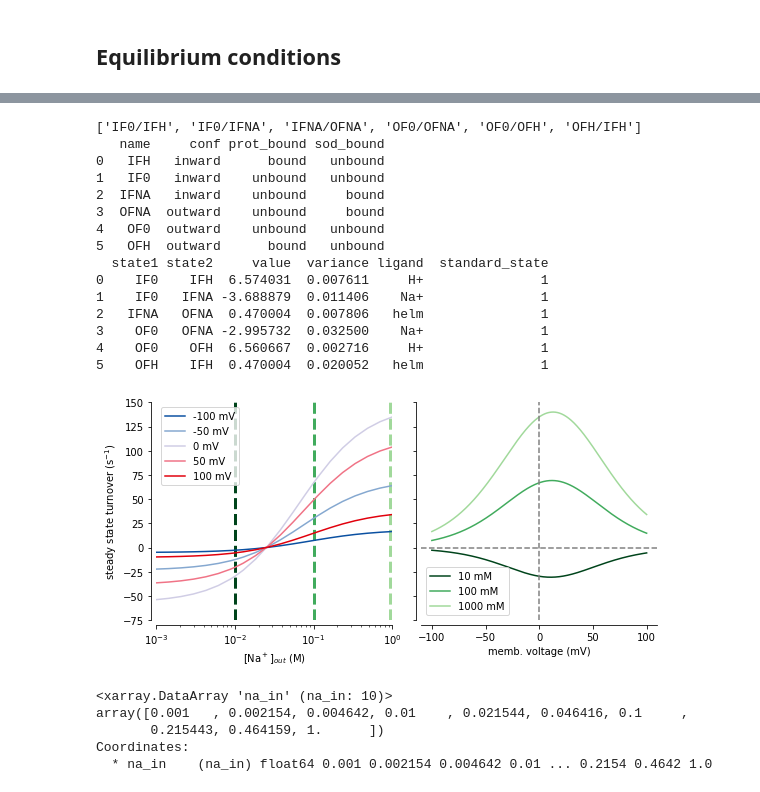
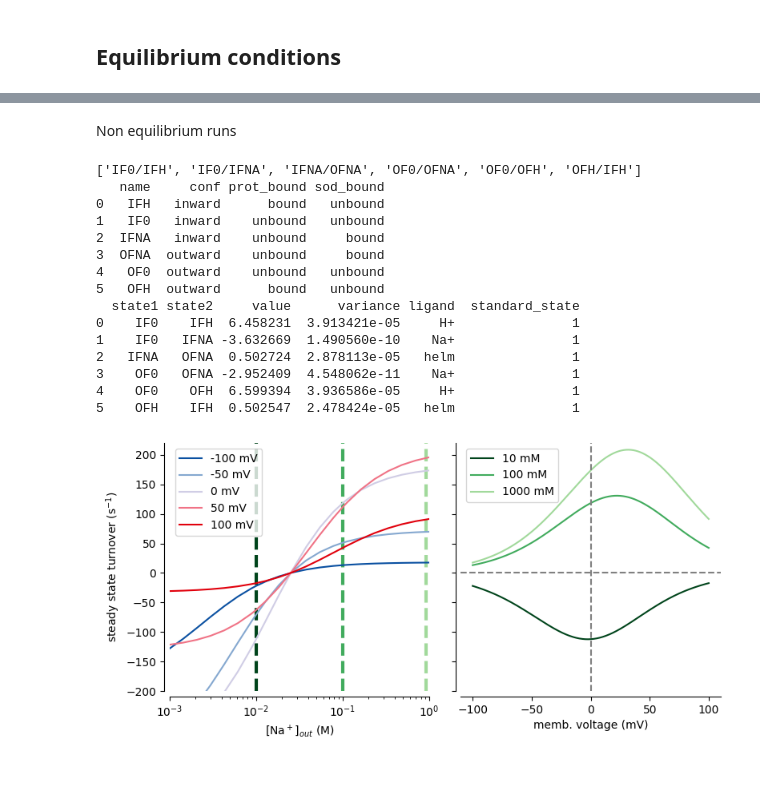
Before and after one commit to Becksteinlab/multibind-publication-code, a Jupyter notebook: full_antiporter_example/antiporter_model.ipynb, the cells around one changed output, grey strips where cells are left out. Saved outputs shown, nothing was run; the diff lists cells and outputs as text; code cells hidden in the pictures.

```diff
--- a/full_antiporter_example/antiporter_model.ipynb
+++ b/full_antiporter_example/antiporter_model.ipynb
@@ -11,5 +27,8 @@ import seaborn as sns
 # %%
-def dG2pKa(dG, pH):
+def dG2pKa(dG : float, pH : float = 0.0) -> float:
+    '''Calculate the pKa from the free energy difference.
+    Defaults to standard state (pH = 0).
+    '''
     return pH - dG / np.log(10)
 # %% [markdown]
 ## Equilibrium conditions
@@ -17,7 +38,7 @@ def dG2pKa(dG, pH):
 pH = 8
 Na = 0.1 # 100 mM
 
-input_rates = 'inputs/rates.csv'
+input_rates = rate_files[base]
 
 c, k, std = rate_matrix(input_rates)
 
@@ -49,5 +70,5 @@ for index, data in new_graph.iterrows():
         new_graph.at[index, 'ligand'] = "Na+"
         new_graph.at[index, 'value'] = new_graph.value[index] + np.log(Na)
 
-new_graph
+print(new_graph)
 # %% [output]
@@ -136,22 +159,23 @@ from transport import transport
+# %% [markdown]
+Non equilibrium runs
 # %%
-display_voltages = np.array([-0.1, -0.05, 0, 0.05, 0.1])
-voltages = np.concatenate([np.linspace(-0.1, 0.1, 1001)[1:-1], display_voltages])
-voltages.sort()
+display_voltages = np.array([-0.1, -0.05, 0, 0.05, 0.1]) # membrane voltage range
+voltages = np.concatenate([np.linspace(-0.1, 0.1, 1001)[1:-1], display_voltages]) # make a continuum with desired values
+voltages.sort() # put them in order
 
-fixed = np.array([0.001, 0.01, 0.1, 1])
-na_out = np.concatenate([np.logspace(-3, 0, 20)[1:-1], fixed])
-na_out.sort()
+fixed = np.array([0.001, 0.01, 0.1, 1]) # fixed sodium concentration range
+na_out = np.concatenate([np.logspace(-3, 0, 20)[1:-1], fixed]) # make continuum
+na_out.sort() # put in order
 
-data = np.zeros((voltages.shape[0], na_out.shape[0]))
+data = np.zeros((voltages.shape[0], na_out.shape[0])) # empty memory for results
 
-G = None
-
+# calculate all flux/drives for a specific point in concentration space
 for i, v in enumerate(voltages):
     for j, na in enumerate(na_out):
+        # rates are taken from the equilibrium case, as they must follow the same closure conditions
+        # counter is used if the rates were defined at a particular concentration
         flux, drive, connection_labels, pops, Gp = transport(c_equil, k, 10**-pH, Na, **{'c_na_out': na, 'voltage': v})
         data[i, j] = flux
-        if i == 30:
-            G = Gp
 
 fig, (ax_na, ax_v) = plt.subplots(nrows=1, ncols=2, sharey=True, figsize=(8, 4))
 
@@ -185,40 +209,40 @@ ax_v.plot(voltages*1e3, data[:, na_idx1], color='#a1d99b', label=f'1000 mM')
 ax_v.axvline(0, color='gray', linestyle='dashed')
 ax_v.axhline(0, color='gray', linestyle='dashed')
 
 ax_v.set_xlabel("memb. voltage (mV)")
 
 sns.despine(ax=ax_v, offset=5)
 sns.despine(ax=ax_na, offset=5)
 
 ax_na.set_xlim([0.001, 1])
-ax_na.set_ylim([-75, 150])
+ax_na.set_ylim(transport_magnitudes)
 
 ax_na.legend(loc='best')
 ax_v.legend(loc='best')
 
-outimgdir = Path("img/noneq/")
+outimgdir = outdir / "img" / "noneq/"
 outimgdir.mkdir(exist_ok=True, parents=True)
 
 plt.tight_layout()
 plt.savefig(outimgdir / "transport.pdf")
 
 print(connection_labels)
 print(c_equil.states)
 print(c_equil.graph)
 # %% [output]
 ['IF0/IFH', 'IF0/IFNA', 'IFNA/OFNA', 'OF0/OFNA', 'OF0/OFH', 'OFH/IFH']
    name     conf prot_bound sod_bound
 0   IFH   inward      bound   unbound
 1   IF0   inward    unbound   unbound
 2  IFNA   inward    unbound     bound
 3  OFNA  outward    unbound     bound
 4   OF0  outward    unbound   unbound
 5   OFH  outward      bound   unbound
-  state1 state2     value  variance ligand  standard_state
-0    IF0    IFH  6.574031  0.007611     H+               1
-1    IF0   IFNA -3.688879  0.011406    Na+               1
-2   IFNA   OFNA  0.470004  0.007806   helm               1
-3    OF0   OFNA -2.995732  0.032500    Na+               1
-4    OF0    OFH  6.560667  0.002716     H+               1
-5    OFH    IFH  0.470004  0.020052   helm               1
+  state1 state2     value      variance ligand  standard_state
+0    IF0    IFH  6.458231  3.913421e-05     H+               1
+1    IF0   IFNA -3.632669  1.490560e-10    Na+               1
+2   IFNA   OFNA  0.502724  2.878113e-05   helm               1
+3    OF0   OFNA -2.952409  4.548062e-11    Na+               1
+4    OF0    OFH  6.599394  3.936586e-05     H+               1
+5    OFH    IFH  0.502547  2.478424e-05   helm               1
-[figure, old version]
+[figure, new version]
@@ -272,8 +248,0 @@ for i, params in tqdm(enumerate(parameters), total=N):
-# %%
-da.na_in
-# %% [output]
-<xarray.DataArray 'na_in' (na_in: 10)>
-array([0.001   , 0.002154, 0.004642, 0.01    , 0.021544, 0.046416, 0.1     ,
-       0.215443, 0.464159, 1.      ])
-Coordinates:
-  * na_in    (na_in) float64 0.001 0.002154 0.004642 0.01 ... 0.2154 0.4642 1.0
```
Also changed, not shown: parts of 21 cells of this notebook, 55 other files.
